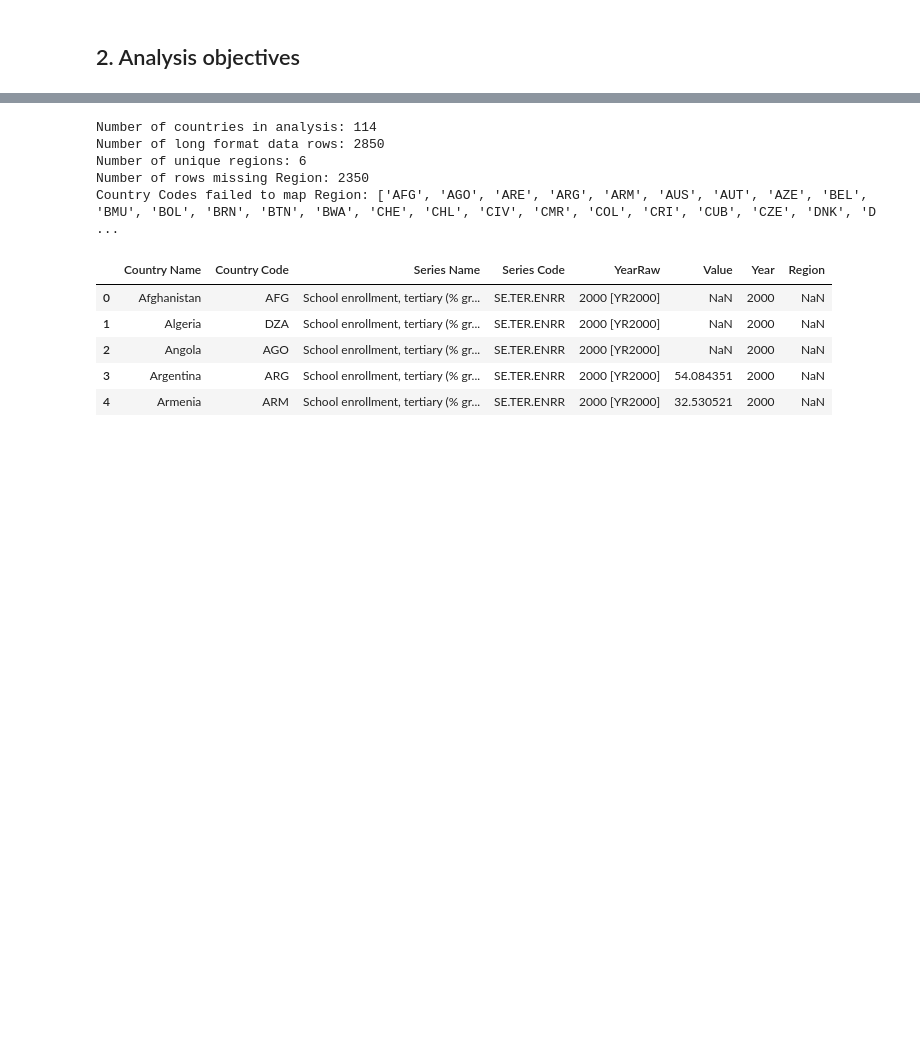
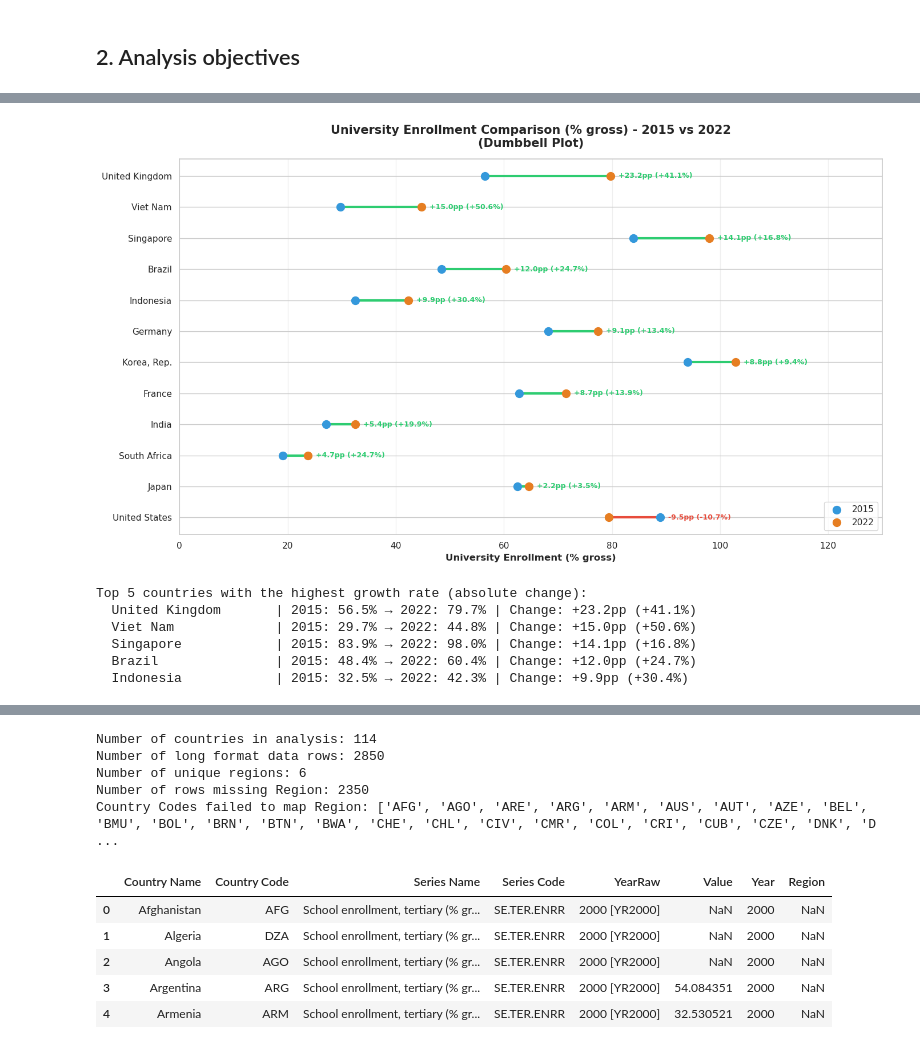
Before and after one commit to n3sfan/DataVis-Lab2, a Jupyter notebook: Notebook/All.ipynb, the cells around one changed output, grey strips where cells are left out. Drawn from its saved outputs; the diff is of its cells as text; code cells hidden in the pictures; blank space fills up the shorter version.

```diff
--- a/Notebook/All.ipynb
+++ b/Notebook/All.ipynb
@@ -305,0 +442,58 @@ ValueError: Could not interpret value `Year` for `x`. An entry with this name do
+# %%
+# ====== CHART 2: DUMBBELL PLOT — University Enrollment Growth 2015 vs 2022 ======
+
+ter_df = df_clean[df_clean['Series Code'] == 'SE.TER.ENRR'].copy()
+
+# Get values for 2015 and 2022
+ter_2015 = ter_df[ter_df['Year'] == 2015][['Country Name', 'Value']].rename(columns={'Value': 'Y2015'})
+ter_2022 = ter_df[ter_df['Year'] == 2022][['Country Name', 'Value']].rename(columns={'Value': 'Y2022'})
+dumbbell = ter_2015.merge(ter_2022, on='Country Name')
+dumbbell['Change'] = dumbbell['Y2022'] - dumbbell['Y2015']
+dumbbell['Change_pct'] = (dumbbell['Change'] / dumbbell['Y2015']) * 100
+dumbbell = dumbbell.sort_values('Change', ascending=True).reset_index(drop=True)
+
+fig, ax = plt.subplots(figsize=(14, 8))
+
+# Draw connecting lines
+for i, row in dumbbell.iterrows():
+    color = '#2ecc71' if row['Change'] >= 0 else '#e74c3c'
+    ax.plot([row['Y2015'], row['Y2022']], [i, i], color=color, linewidth=3, zorder=1)
+
+# Draw points for 2015 and 2022
+ax.scatter(dumbbell['Y2015'], range(len(dumbbell)), color='#3498db', s=100, zorder=2, label='2015')
+ax.scatter(dumbbell['Y2022'], range(len(dumbbell)), color='#e67e22', s=100, zorder=2, label='2022')
+
+# Annotate changes
+for i, row in dumbbell.iterrows():
+    sign = '+' if row['Change'] >= 0 else ''
+    ax.annotate(f"{sign}{row['Change']:.1f}pp ({sign}{row['Change_pct']:.1f}%)",
+                xy=(max(row['Y2015'], row['Y2022']) + 1.5, i),
+                fontsize=9, va='center',
+                color='#2ecc71' if row['Change'] >= 0 else '#e74c3c',
+                fontweight='bold')
+
+ax.set_yticks(range(len(dumbbell)))
+ax.set_yticklabels(dumbbell['Country Name'], fontsize=11)
+ax.set_xlabel('University Enrollment (% gross)', fontsize=12, fontweight='bold')
+ax.set_title('University Enrollment Comparison (% gross) - 2015 vs 2022\n(Dumbbell Plot)',
+             fontsize=15, fontweight='bold', pad=15)
+ax.legend(fontsize=11, loc='lower right')
+ax.set_xlim(0, 130)
+ax.grid(axis='x', alpha=0.3)
+
+plt.tight_layout()
+plt.show()
+
+# Print detailed table
+print("\nTop 5 countries with the highest growth rate (absolute change):")
+top5 = dumbbell.sort_values('Change', ascending=False).head(5)
+for _, row in top5.iterrows():
+    print(f"  {row['Country Name']:20s} | 2015: {row['Y2015']:.1f}% → 2022: {row['Y2022']:.1f}% | Change: +{row['Change']:.1f}pp (+{row['Change_pct']:.1f}%)")
+# %% [output]
+[figure, added]
+Top 5 countries with the highest growth rate (absolute change):
+  United Kingdom       | 2015: 56.5% → 2022: 79.7% | Change: +23.2pp (+41.1%)
+  Viet Nam             | 2015: 29.7% → 2022: 44.8% | Change: +15.0pp (+50.6%)
+  Singapore            | 2015: 83.9% → 2022: 98.0% | Change: +14.1pp (+16.8%)
+  Brazil               | 2015: 48.4% → 2022: 60.4% | Change: +12.0pp (+24.7%)
+  Indonesia            | 2015: 32.5% → 2022: 42.3% | Change: +9.9pp (+30.4%)
```
Also changed, not shown: parts of 38 cells of this notebook, 1 other file.
